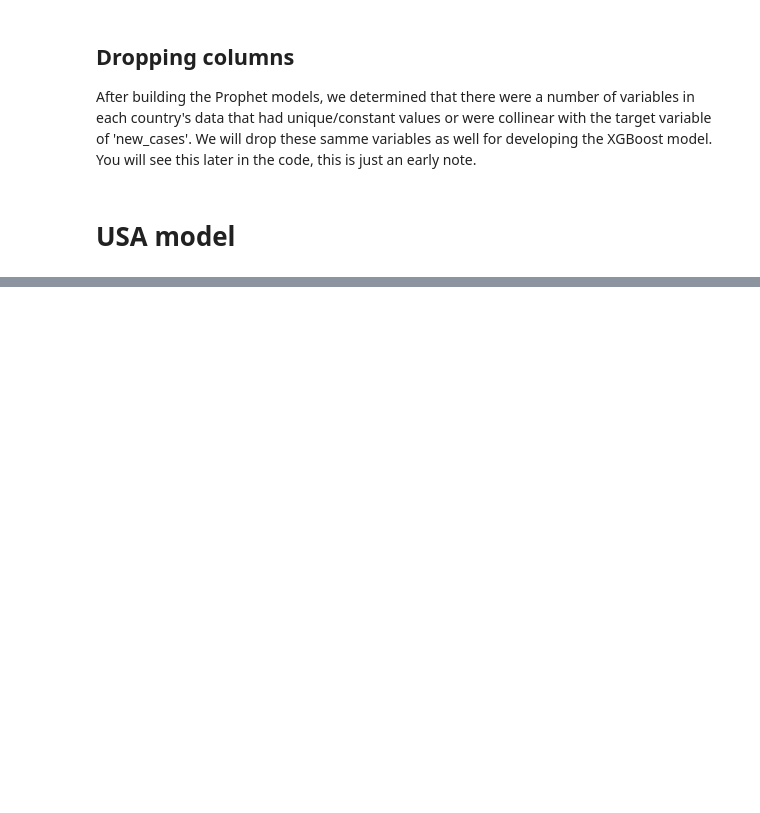
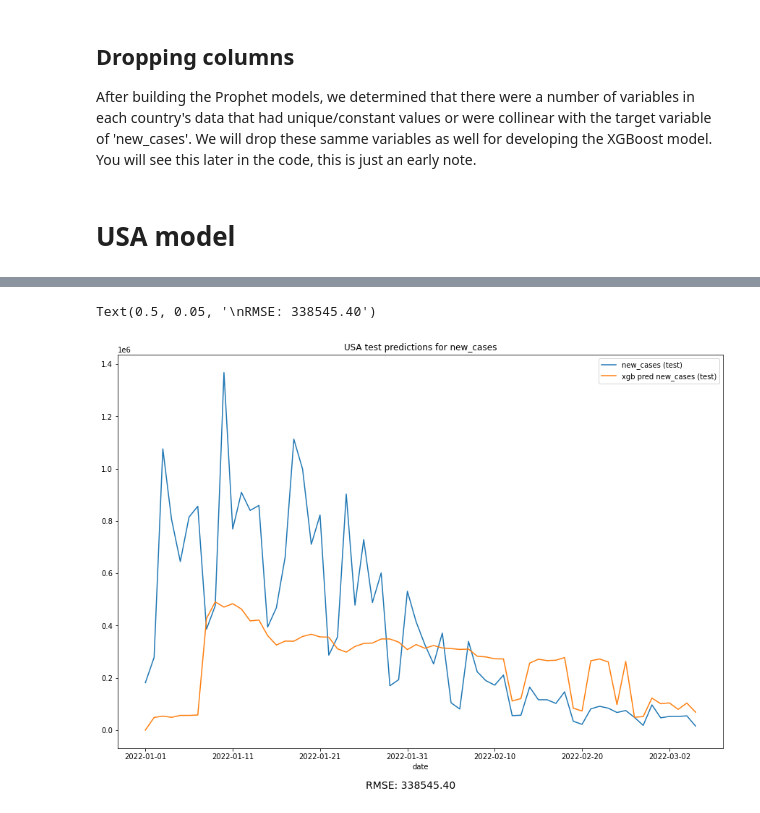
Before and after one commit to ryanchoe2024/Stat-390, a Jupyter notebook: Ryan's models/Ryan's XGBoost model.ipynb, the cells around one changed output, grey strips where cells are left out. Saved outputs shown, nothing was run; the diff lists cells and outputs as text; code cells hidden in the pictures; blank space fills up the shorter version.

```diff
--- a/Ryan's models/Ryan's XGBoost model.ipynb
+++ b/Ryan's models/Ryan's XGBoost model.ipynb
@@ -436,0 +156,10 @@ plt.legend(['USA_train_imputed', 'train_pred'])
+# %%
+USA_test_imputed_lagged['xgb_predictions'] = test_pred
+USA_test_imputed_lagged.plot(y=["new_cases", "xgb_predictions"], figsize=(15,10),
+                              title="USA test predictions for new_cases")
+plt.legend(['new_cases (test)', 'xgb pred new_cases (test)'])
+txt = f"\nRMSE: {test_rmse:.2f}"
+plt.figtext(0.5, 0.05, txt, wrap=True, horizontalalignment='center', fontsize=14)
+# %% [output]
+Text(0.5, 0.05, '\nRMSE: 338545.40')
+[figure, added]
```
Also changed, not shown: parts of 85 cells of this notebook, 1 other file.
